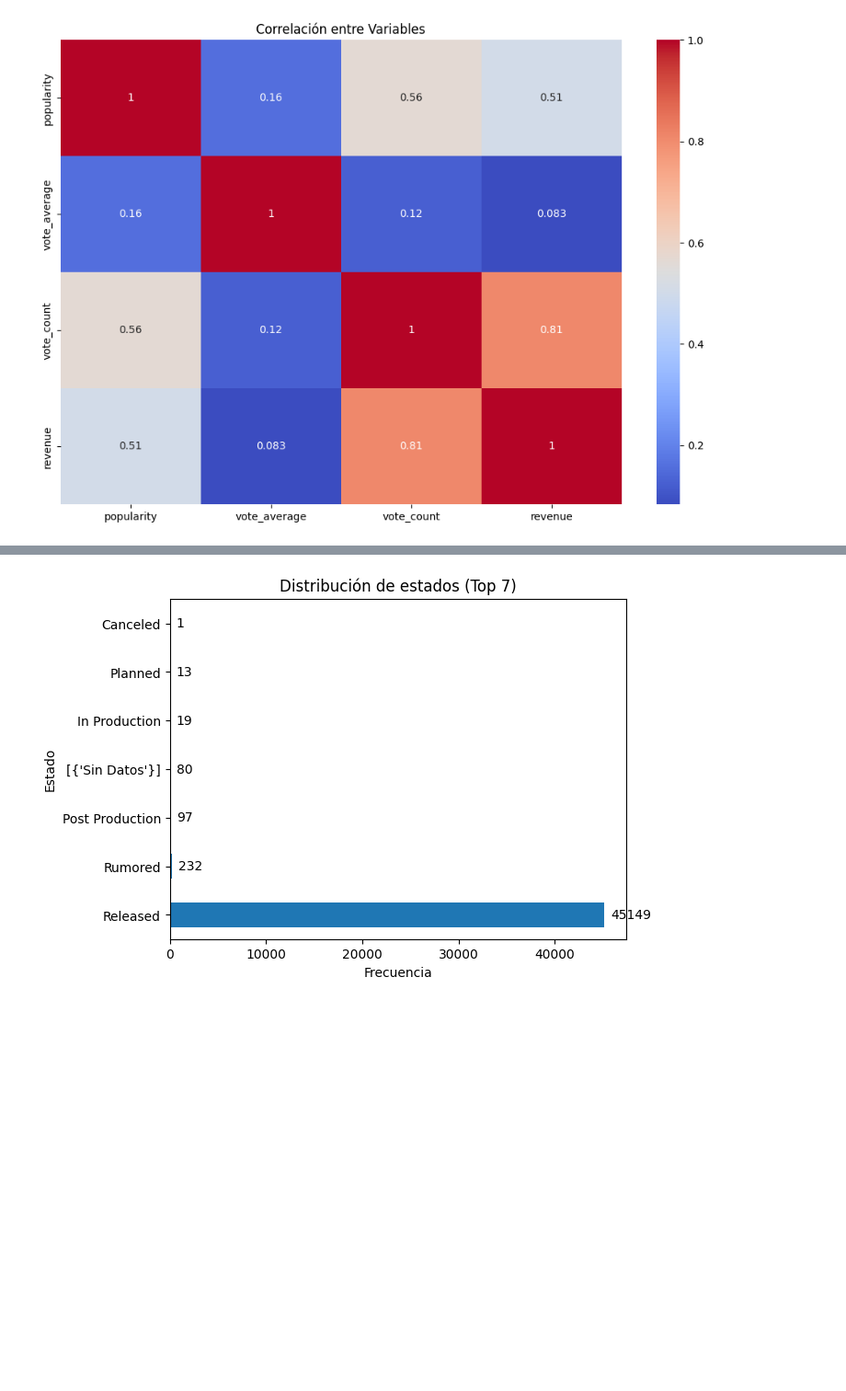
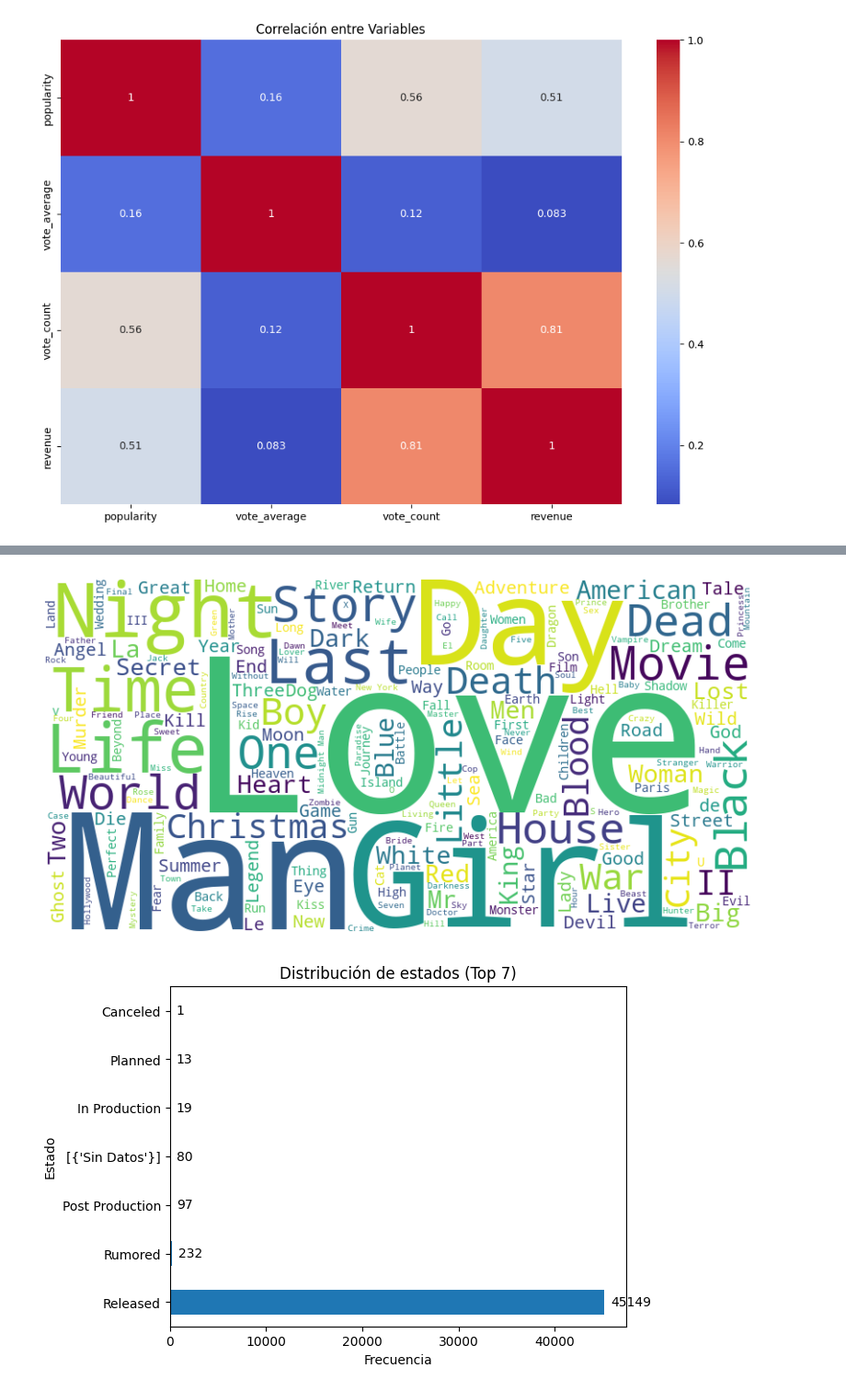
Before and after one commit to JavierM66G/Data_Proyect_PT02, a Jupyter notebook: FinalEDA.ipynb, the cells around one changed output, grey strips where cells are left out. Shown at 92% size. Drawn from its saved outputs; the diff is of its cells as text; code cells hidden in the pictures; blank space fills up the shorter version.

```diff
--- a/FinalEDA.ipynb
+++ b/FinalEDA.ipynb
@@ -501,4 +506,22 @@ Index(['belongs_to_collection', 'genres', 'original_language', 'overview',
       dtype='object')
+# %%
+import pandas as pd
+from wordcloud import WordCloud
+import matplotlib.pyplot as plt
+
+# Suponiendo que tienes una columna llamada "title" en un DataFrame llamado df_movies1
+text = ' '.join(df['title'])
+
+# Crear la nube de palabras
+wordcloud = WordCloud(width=800, height=400, background_color='white').generate(text)
+
+# Mostrar la nube de palabras utilizando matplotlib
+plt.figure(figsize=(10, 5))
+plt.imshow(wordcloud, interpolation='bilinear')
+plt.axis('off')
+plt.show()
+# %% [output]
+[figure, added]
 # %%
 # Obtener el conteo de valores únicos en la columna 'status'
 conteo_status = df['status'].value_counts()
```
Also changed, not shown: parts of 7 cells of this notebook, 5 other files.
